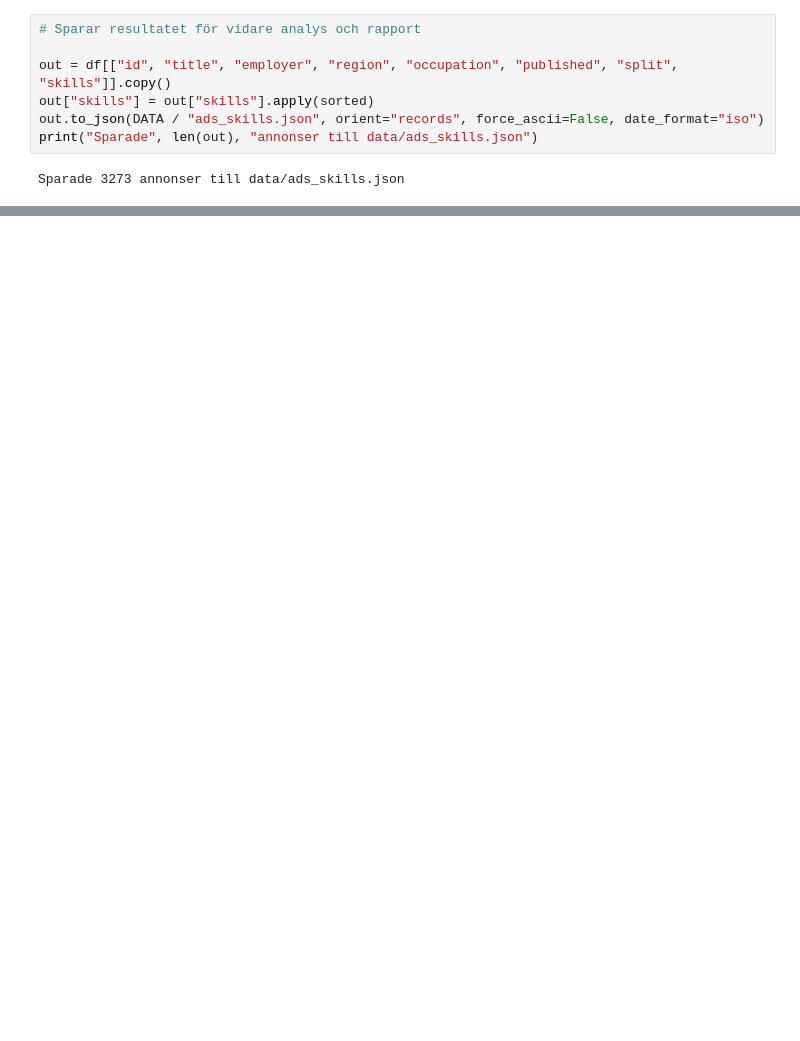
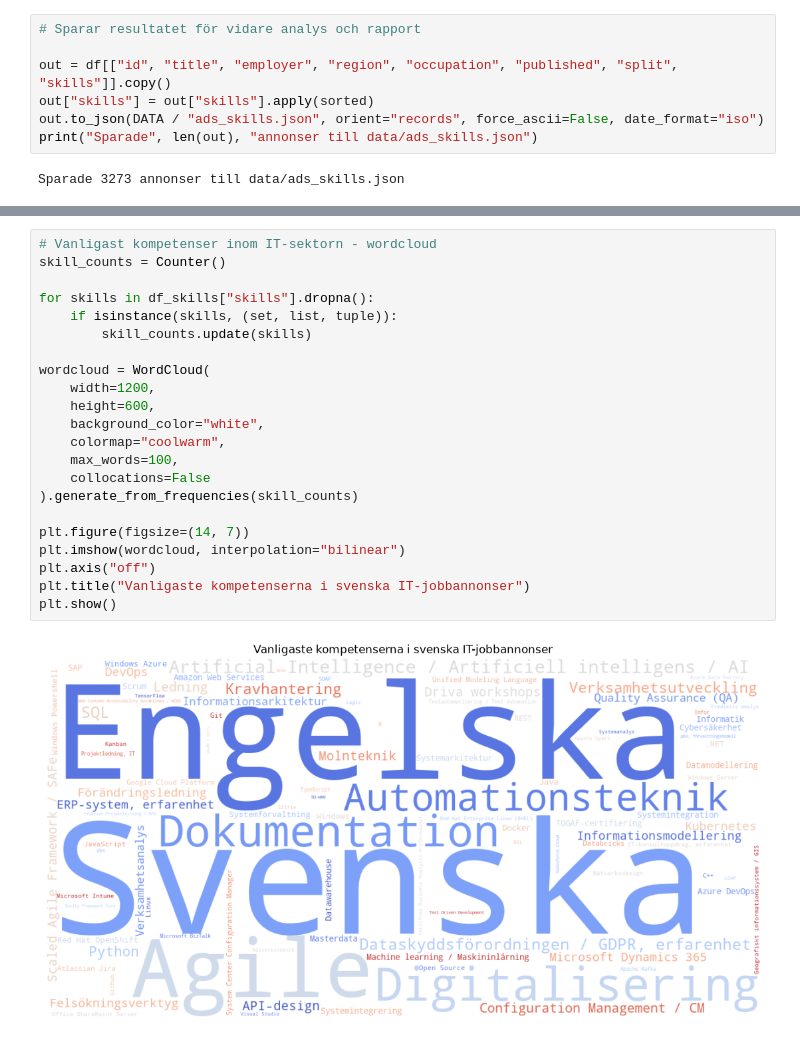
Before and after one commit to emanuelssonlinnea-rgb/End-to-end-projekt-i-Data-Science, a Jupyter notebook: notebooks/07_full_dataset_analysis.ipynb, the cells around one changed output, grey strips where cells are left out. Cells and saved outputs as stored; diff of their text form; blank space fills up the shorter version.

```diff
--- a/notebooks/07_full_dataset_analysis.ipynb
+++ b/notebooks/07_full_dataset_analysis.ipynb
@@ -348,0 +425,24 @@ Stickproven är små (10 träffar per kompetens), och en träff betyder inte all
+# %%
+# Vanligast kompetenser inom IT-sektorn - wordcloud
+skill_counts = Counter()
+
+for skills in df_skills["skills"].dropna():
+    if isinstance(skills, (set, list, tuple)):
+        skill_counts.update(skills)
+
+wordcloud = WordCloud(
+    width=1200,
+    height=600,
+    background_color="white",
+    colormap="coolwarm",
+    max_words=100,
+    collocations=False
+).generate_from_frequencies(skill_counts)
+
+plt.figure(figsize=(14, 7))
+plt.imshow(wordcloud, interpolation="bilinear")
+plt.axis("off")
+plt.title("Vanligaste kompetenserna i svenska IT-jobbannonser")
+plt.show()
+# %% [output]
+[figure, added]
```
Also changed, not shown: parts of 16 cells of this notebook.
